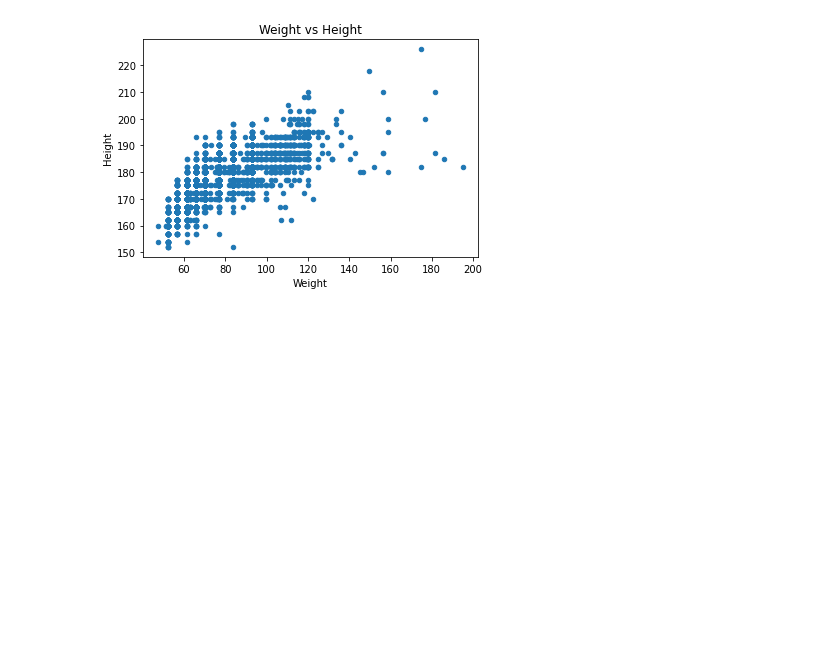
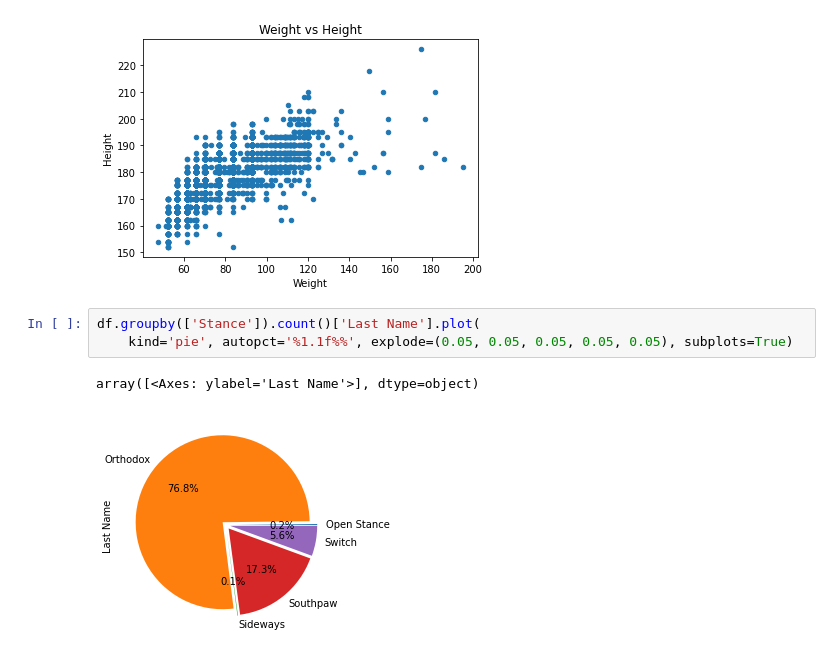
Before and after one commit to MikeSpa/ufc, a Jupyter notebook: visualize-data.ipynb, the cells around one changed output. Cells and saved outputs as stored; diff of their text form; blank space fills up the shorter version.

Commit message:
add stance pie

```diff
--- a/visualize-data.ipynb
+++ b/visualize-data.ipynb
@@ -100,3 +100,9 @@ df.plot.scatter(title='Weight vs Height', x='Weight', y='Height')
 # %% [output]
 <Axes: title={'center': 'Weight vs Height'}, xlabel='Weight', ylabel='Height'>
 [figure]
+# %%
+df.groupby(['Stance']).count()['Last Name'].plot(
+    kind='pie', autopct='%1.1f%%', explode=(0.05, 0.05, 0.05, 0.05, 0.05), subplots=True)
+# %% [output]
+array([<Axes: ylabel='Last Name'>], dtype=object)
+[figure, added]
```
Also changed, not shown: parts of 1 cell of this notebook.
